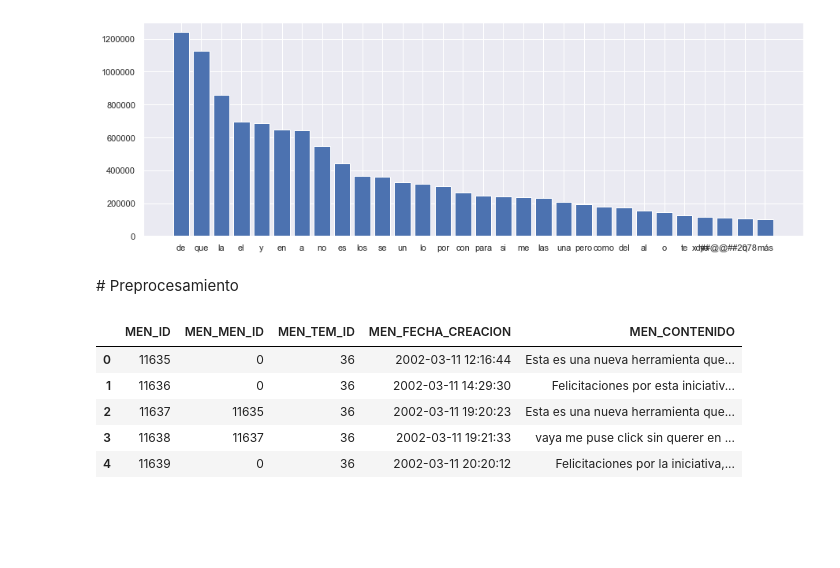
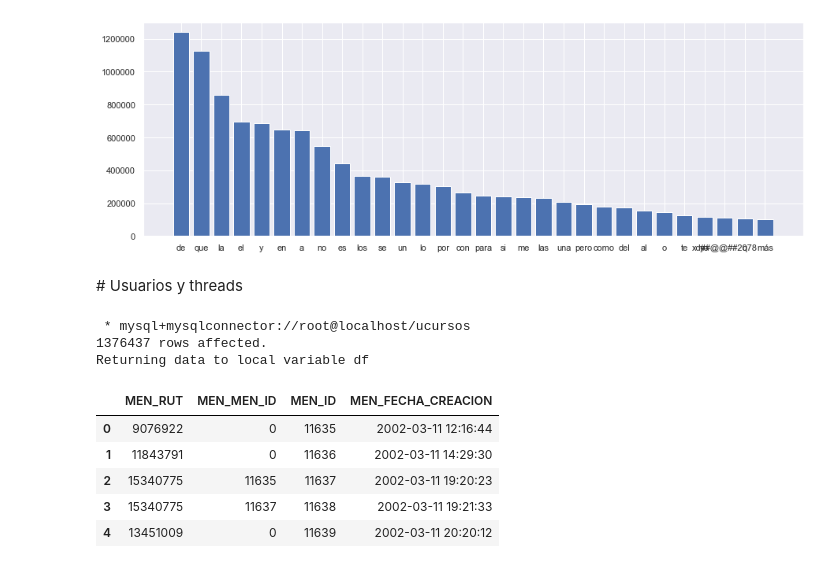
Before and after one commit to imfd/analisis-ucursos, a Jupyter notebook: notebooks/2019-08-05-texto-exploracion.ipynb, the cells around one changed output. Cells and saved outputs as stored; diff of their text form; code cells hidden in the pictures; blank space fills up the shorter version.

```diff
--- a/notebooks/2019-08-05-texto-exploracion.ipynb
+++ b/notebooks/2019-08-05-texto-exploracion.ipynb
@@ -98,14 +111,25 @@ tokens, freq = zip(*vocab_top20)
 bar = plt.bar(x=tokens, height=freq)
 # %% [output]
 [figure]
-# %% [markdown]
-# Preprocesamiento
+# %% [markdown]
+# Usuarios y threads
+# %%
+%%sql df <<
+SELECT MEN_RUT, MEN_MEN_ID, MEN_ID, MEN_FECHA_CREACION
+FROM MENSAJES_INGENIERIA
+WHERE MEN_CENSURADO = 0
+# %% [output]
+ * mysql+mysqlconnector://root@localhost/ucursos
+1376437 rows affected.
+Returning data to local variable df
+# %%
+df = df.DataFrame()
 # %%
-textos.head()
+df.head()
 # %% [output]
-|  | MEN_ID | MEN_MEN_ID | MEN_TEM_ID | MEN_FECHA_CREACION | MEN_CONTENIDO |
-| 0 | 11635 | 0 | 36 | 2002-03-11 12:16:44 | Esta es una nueva herramienta que... |
-| 1 | 11636 | 0 | 36 | 2002-03-11 14:29:30 | Felicitaciones por esta iniciativ... |
-| 2 | 11637 | 11635 | 36 | 2002-03-11 19:20:23 | Esta es una nueva herramienta que... |
-| 3 | 11638 | 11637 | 36 | 2002-03-11 19:21:33 | vaya me puse click sin querer en ... |
-| 4 | 11639 | 0 | 36 | 2002-03-11 20:20:12 | Felicitaciones por la iniciativa,... |
+|  | MEN_RUT | MEN_MEN_ID | MEN_ID | MEN_FECHA_CREACION |
+| 0 | 9076922 | 0 | 11635 | 2002-03-11 12:16:44 |
+| 1 | 11843791 | 0 | 11636 | 2002-03-11 14:29:30 |
+| 2 | 15340775 | 11635 | 11637 | 2002-03-11 19:20:23 |
+| 3 | 15340775 | 11637 | 11638 | 2002-03-11 19:21:33 |
+| 4 | 13451009 | 0 | 11639 | 2002-03-11 20:20:12 |
```
Also changed, not shown: parts of 20 cells of this notebook, 3 other files.
